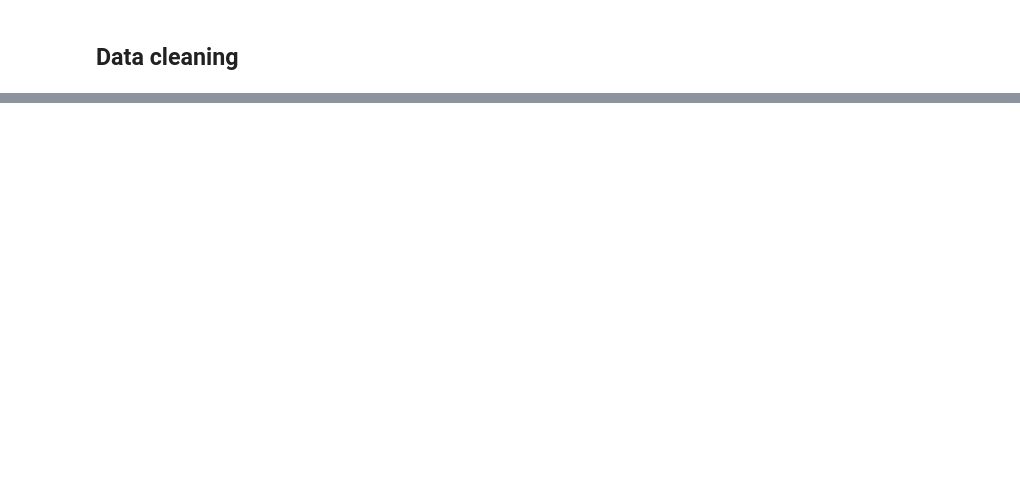
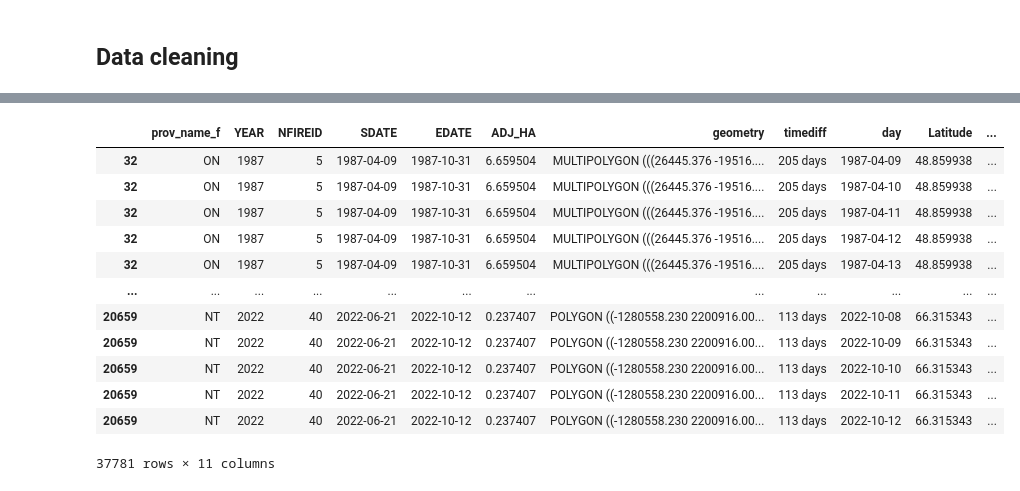
Before and after one commit to jkszan/Data-Science-Term-Project, a Jupyter notebook: firedata_preprocess.ipynb, the cells around one changed output, grey strips where cells are left out. Cells and saved outputs as stored; diff of their text form; code cells hidden in the pictures; blank space fills up the shorter version.

```diff
--- a/firedata_preprocess.ipynb
+++ b/firedata_preprocess.ipynb
@@ -207,0 +176,23 @@ Error:
+# %%
+# Convert provinces to shortform
+prov_short = {'Ontario' : 'ON', 'Manitoba': 'MB', 'Yukon': 'YT', 'Territoires du Nord-Ouest':'NT',
+       'Alberta':'AB', 'Saskatchewan':'SK', 'Québec':'QC', 'Colombie-Britannique':'BC',
+       'Nouveau-Brunswick':'NB','Terre-Neuve-et-Labrador':'NL','Île-du-Prince-Édouard':'PE','Nouvelle-Écosse':'NS', 'Nunavut':'NU'}
+
+
+fires['prov_name_f'] = fires["prov_name_f"].map(prov_short)
+fires
+# %% [output]
+|  | prov_name_f | YEAR | NFIREID | SDATE | EDATE | ADJ_HA | geometry | timediff | day | Latitude | ... |
+| 32 | ON | 1987 | 5 | 1987-04-09 | 1987-10-31 | 6.659504 | MULTIPOLYGON (((26445.376 -19516.... | 205 days | 1987-04-09 | 48.859938 | ... |
+| 32 | ON | 1987 | 5 | 1987-04-09 | 1987-10-31 | 6.659504 | MULTIPOLYGON (((26445.376 -19516.... | 205 days | 1987-04-10 | 48.859938 | ... |
+| 32 | ON | 1987 | 5 | 1987-04-09 | 1987-10-31 | 6.659504 | MULTIPOLYGON (((26445.376 -19516.... | 205 days | 1987-04-11 | 48.859938 | ... |
+| 32 | ON | 1987 | 5 | 1987-04-09 | 1987-10-31 | 6.659504 | MULTIPOLYGON (((26445.376 -19516.... | 205 days | 1987-04-12 | 48.859938 | ... |
+| 32 | ON | 1987 | 5 | 1987-04-09 | 1987-10-31 | 6.659504 | MULTIPOLYGON (((26445.376 -19516.... | 205 days | 1987-04-13 | 48.859938 | ... |
+| ... | ... | ... | ... | ... | ... | ... | ... | ... | ... | ... | ... |
+| 20659 | NT | 2022 | 40 | 2022-06-21 | 2022-10-12 | 0.237407 | POLYGON ((-1280558.230 2200916.00... | 113 days | 2022-10-08 | 66.315343 | ... |
+| 20659 | NT | 2022 | 40 | 2022-06-21 | 2022-10-12 | 0.237407 | POLYGON ((-1280558.230 2200916.00... | 113 days | 2022-10-09 | 66.315343 | ... |
+| 20659 | NT | 2022 | 40 | 2022-06-21 | 2022-10-12 | 0.237407 | POLYGON ((-1280558.230 2200916.00... | 113 days | 2022-10-10 | 66.315343 | ... |
+| 20659 | NT | 2022 | 40 | 2022-06-21 | 2022-10-12 | 0.237407 | POLYGON ((-1280558.230 2200916.00... | 113 days | 2022-10-11 | 66.315343 | ... |
+| 20659 | NT | 2022 | 40 | 2022-06-21 | 2022-10-12 | 0.237407 | POLYGON ((-1280558.230 2200916.00... | 113 days | 2022-10-12 | 66.315343 | ... |
+37781 rows × 11 columns
```
Also changed, not shown: parts of 23 cells of this notebook, 1 other file.
